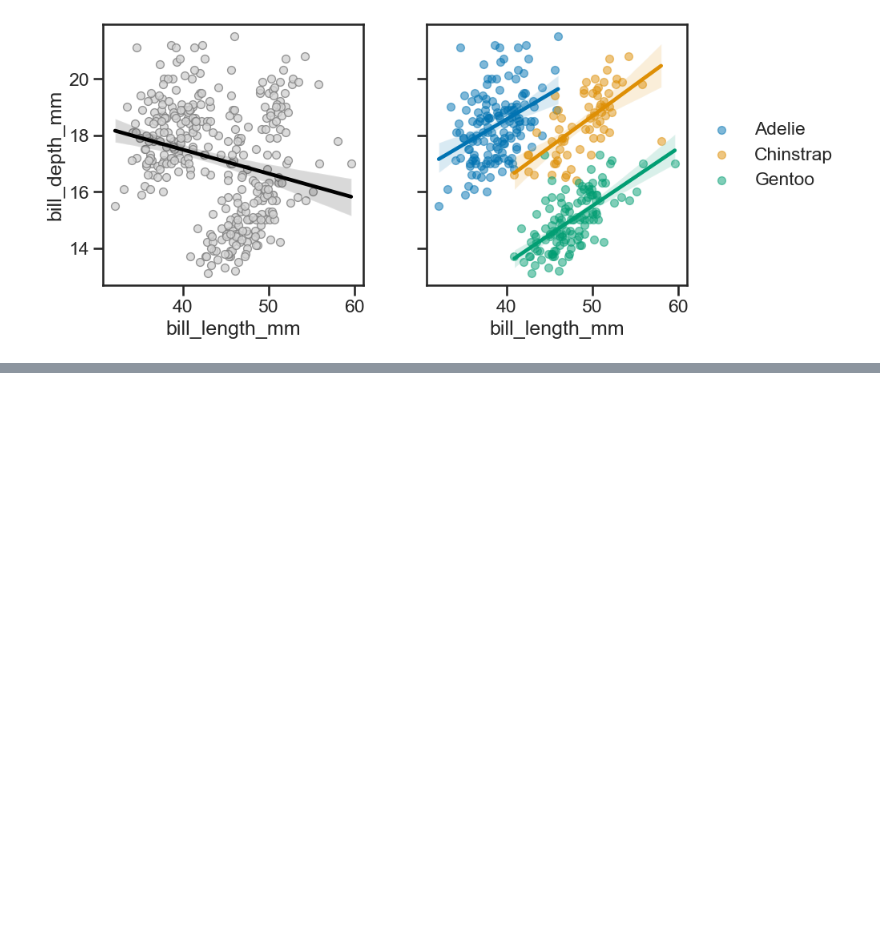
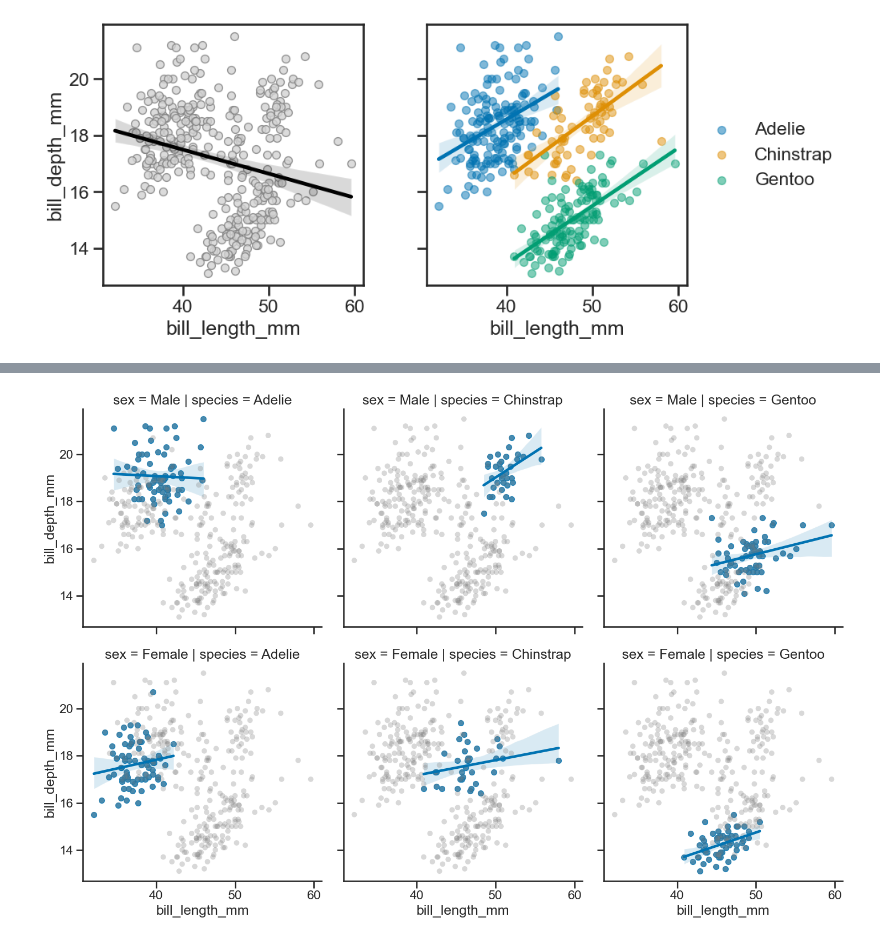
Before and after one commit to ctak/doit-pandas, a Jupyter notebook: visualization-seaborn.ipynb, the cells around one changed output, grey strips where cells are left out. Saved outputs shown, nothing was run; the diff lists cells and outputs as text; code cells hidden in the pictures; blank space fills up the shorter version.

```diff
--- a/visualization-seaborn.ipynb
+++ b/visualization-seaborn.ipynb
@@ -264,0 +288,16 @@ fig.savefig('103_snsreglmplot_05.png')
+# %%
+g = sns.lmplot(x='bill_length_mm', y='bill_depth_mm',
+               data=df_peng,
+               col='species', row='sex',
+               scatter_kws={'s': 50})
+axes = g.axes # grid > figure > axes
+for ax in axes.ravel():
+    sns.regplot(x='bill_length_mm', y='bill_depth_mm', data=df_peng,
+                fit_reg=False,
+                scatter_kws={'fc': 'gray', 'ec': 'none', 's': 50, 'alpha': 0.3}, ax=ax)
+
+fig = g.fig
+fig.tight_layout()
+fig.savefig('103_snsreglmplot_09.png')
+# %% [output]
+[figure, added]
```
Also changed, not shown: parts of 5 cells of this notebook, 4 other files.
